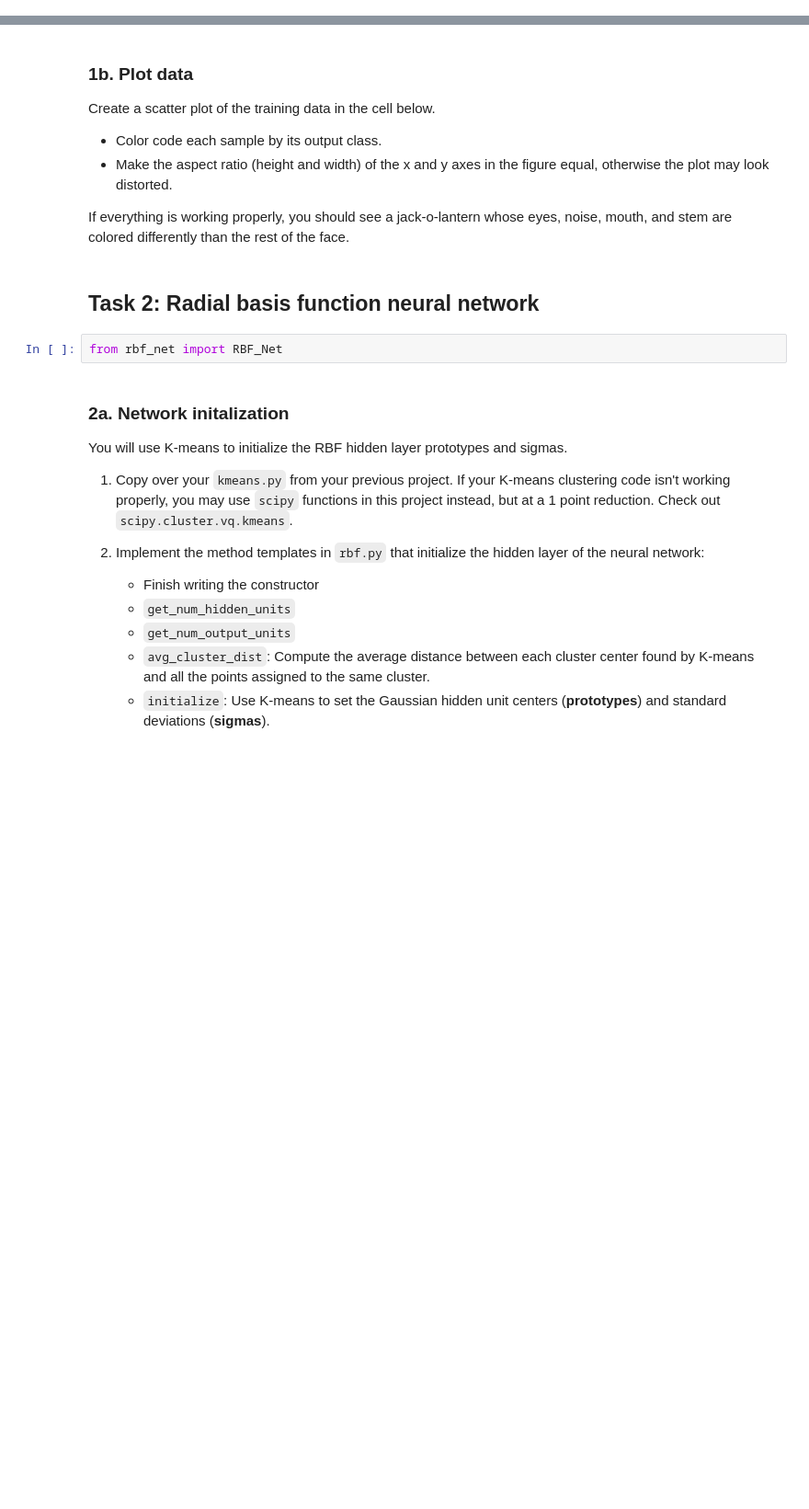
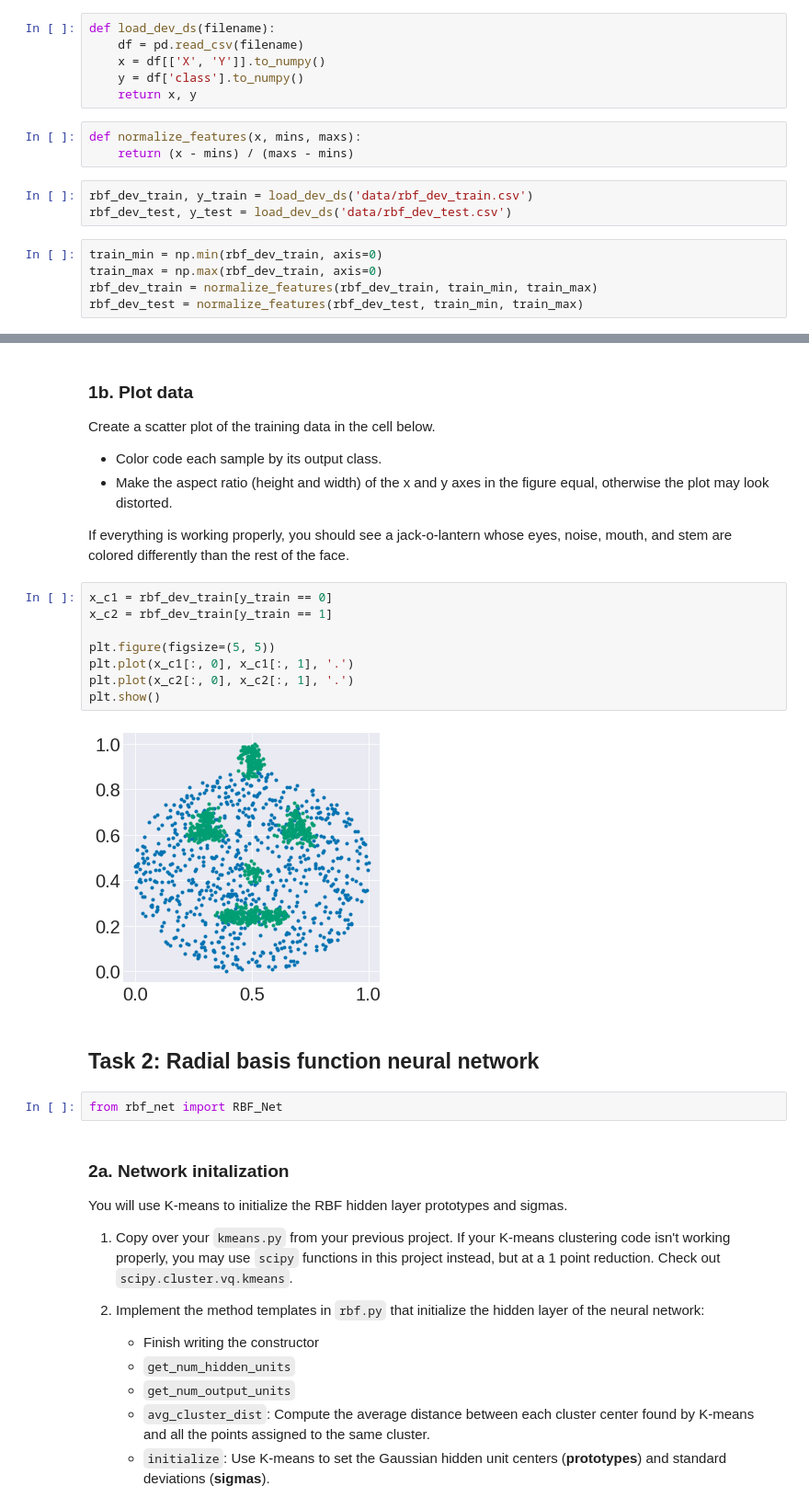
Before and after one commit to mattjax16/cs251, a Jupyter notebook: project7/rbf.ipynb, the cells around one changed output, grey strips where cells are left out. Shown at 92% size. Drawn from its saved outputs; the diff is of its cells as text; blank space fills up the shorter version.

```diff
--- a/project7/rbf.ipynb
+++ b/project7/rbf.ipynb
@@ -36,6 +36,23 @@ The eventual goal is to train a neural network so that it learns to recognize wh
     - Use the `min` and `max` values derived from the training set to normalize the test set. *This will ensure that identical feature values in the training and test sets get normalized to the same numeric value.*
 
 **Tip:** It might be a good idea to write a few functions below so that you don't have a lot of duplicate code when processing train and test sets.
+# %%
+def load_dev_ds(filename):
+    df = pd.read_csv(filename)
+    x = df[['X', 'Y']].to_numpy()
+    y = df['class'].to_numpy()
+    return x, y
+# %%
+def normalize_features(x, mins, maxs):
+    return (x - mins) / (maxs - mins)
+# %%
+rbf_dev_train, y_train = load_dev_ds('data/rbf_dev_train.csv')
+rbf_dev_test, y_test = load_dev_ds('data/rbf_dev_test.csv')
+# %%
+train_min = np.min(rbf_dev_train, axis=0)
+train_max = np.max(rbf_dev_train, axis=0)
+rbf_dev_train = normalize_features(rbf_dev_train, train_min, train_max)
+rbf_dev_test = normalize_features(rbf_dev_test, train_min, train_max)
 # %% [markdown]
 #### Preprocessing test code
 
@@ -63,6 +90,16 @@ Create a scatter plot of the training data in the cell below.
 - Make the aspect ratio (height and width) of the x and y axes in the figure equal, otherwise the plot may look distorted.
 
 If everything is working properly, you should see a jack-o-lantern whose eyes, noise, mouth, and stem are colored differently than the rest of the face.
+# %%
+x_c1 = rbf_dev_train[y_train == 0]
+x_c2 = rbf_dev_train[y_train == 1]
+
+plt.figure(figsize=(5, 5))
+plt.plot(x_c1[:, 0], x_c1[:, 1], '.')
+plt.plot(x_c2[:, 0], x_c2[:, 1], '.')
+plt.show()
+# %% [output]
+[figure, added]
 # %% [markdown]
 ## Task 2: Radial basis function neural network
 # %%
```
Also changed, not shown: parts of 12 cells of this notebook, 13 other files.
